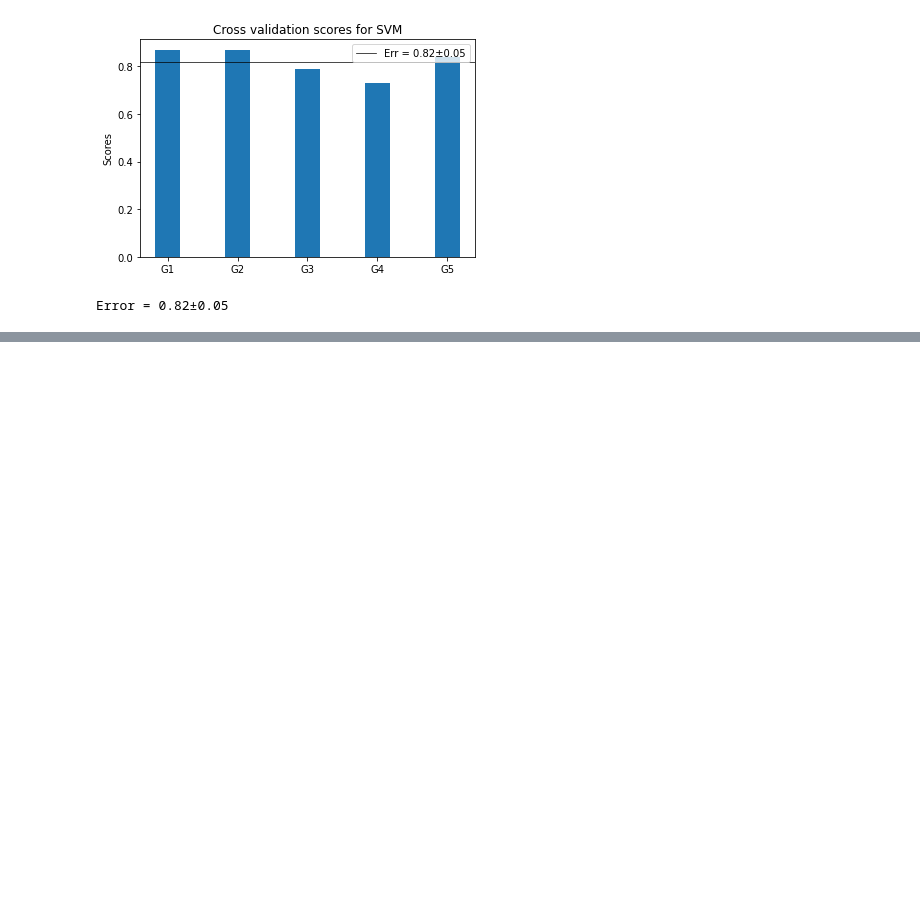
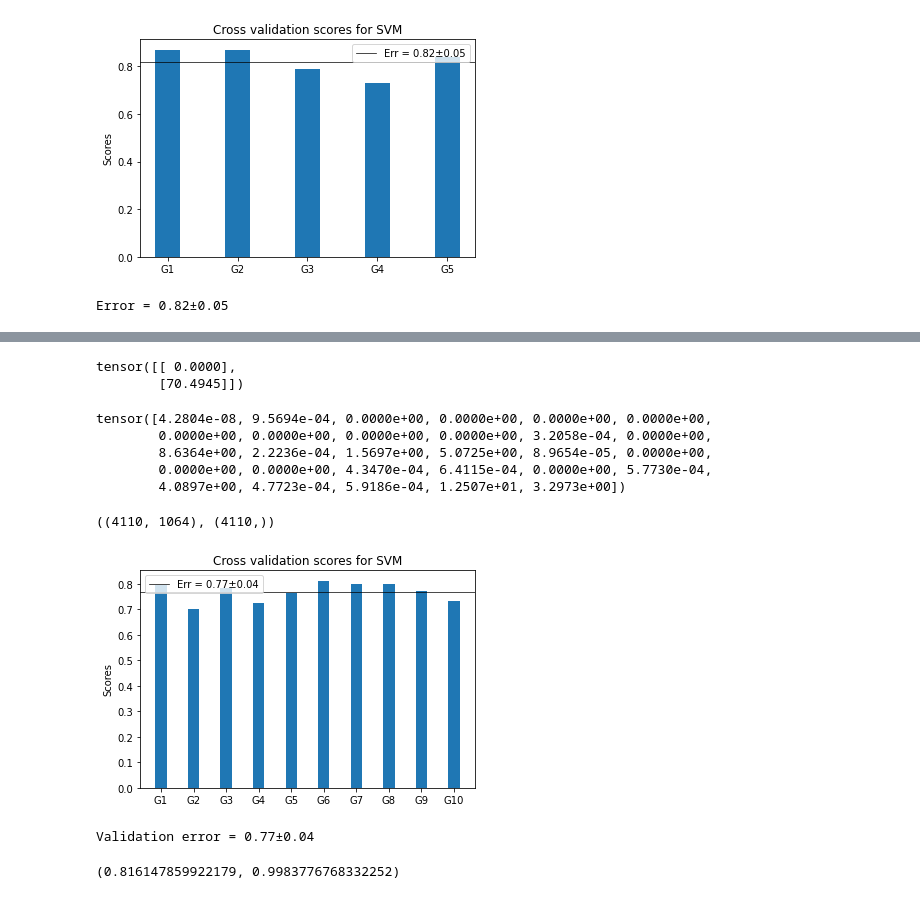
Before and after one commit to dakhtiam/graph_homomorphism, a Jupyter notebook: experiments_colab_notebook.ipynb, the cells around one changed output, grey strips where cells are left out. Cells and saved outputs as stored; diff of their text form; code cells hidden in the pictures; blank space fills up the shorter version.

Commit message:
adding Lagrangian and experiments

```diff
--- a/experiments_colab_notebook.ipynb
+++ b/experiments_colab_notebook.ipynb
@@ -215,0 +590,6 @@ experiment.plot_cv_results()
+# %%
+f = torch.zeros(1)
+torch.stack((torch.tensor([0.]), torch.tensor([70.4945])))
+# %% [output]
+tensor([[ 0.0000],
+        [70.4945]])
@@ -215,0 +631,13 @@ experiment.plot_cv_results()
+# %%
+encoded_dataset[0].clear_all_testgraphs()
+encoded_dataset[0].add_cliques(stop =6)
+encoded_dataset[0].add_cycles(stop =6)
+encoded_dataset[0].add_trees(stop =8)
+
+encoded_dataset[0].ghc_encoder()
+# %% [output]
+tensor([4.2804e-08, 9.5694e-04, 0.0000e+00, 0.0000e+00, 0.0000e+00, 0.0000e+00,
+        0.0000e+00, 0.0000e+00, 0.0000e+00, 0.0000e+00, 3.2058e-04, 0.0000e+00,
+        8.6364e+00, 2.2236e-04, 1.5697e+00, 5.0725e+00, 8.9654e-05, 0.0000e+00,
+        0.0000e+00, 0.0000e+00, 4.3470e-04, 6.4115e-04, 0.0000e+00, 5.7730e-04,
+        4.0897e+00, 4.7723e-04, 5.9186e-04, 1.2507e+01, 3.2973e+00])
@@ -215,0 +649,38 @@ experiment.plot_cv_results()
+# %%
+# load single experiment ghc
+X = np.load(f'Experiments/NCI1/ghc/experiment_800_X.npy')
+y = np.load(f'Experiments/NCI1/ghc/experiment_800_y.npy')
+nums = np.load(f'Experiments/NCI1/ghc/experiment_800_nums.npy')
+# %%
+y = y.reshape(4110,)
+# %%
+X.shape, y.shape
+# %% [output]
+((4110, 1064), (4110,))
+# %%
+# calculate scores
+
+#clf = make_pipeline(StandardScaler(), SVC(random_state=42, C = 100))
+#clf = make_pipeline(StandardScaler(), RandomForestClassifier(random_state=42))
+clf = make_pipeline(StandardScaler(), PCA(n_components = 100),
+                    RandomForestClassifier(random_state=42))
+
+cv = 10
+scores = cross_val_score(clf, X, y, cv=cv, scoring='accuracy')
+
+width = 0.35
+labels = [f'G{n}' for n in range(1,cv+1)]
+fig = plt.figure()
+ax = fig.add_subplot()
+ax.bar(labels, scores, width)
+ax.set_ylabel('Scores')
+ax.set_title('Cross validation scores for SVM')
+plt.axhline(y = scores.mean(), c = 'black', linewidth = 0.7,
+            label = f'Err = {scores.mean():.2f}' + u"\u00B1" + f'{scores.std():.2f}')
+ax.legend()
+
+plt.show()
+print(f'Validation error = {scores.mean():.2f}' + u"\u00B1" + f'{scores.std():.2f}')
+# %% [output]
+[figure, added]
+Validation error = 0.77±0.04
@@ -215,0 +703,4 @@ experiment.plot_cv_results()
+# %%
+test_score, train_score
+# %% [output]
+(0.816147859922179, 0.9983776768332252)
```
Also changed, not shown: parts of 57 cells of this notebook, 4 other files.
